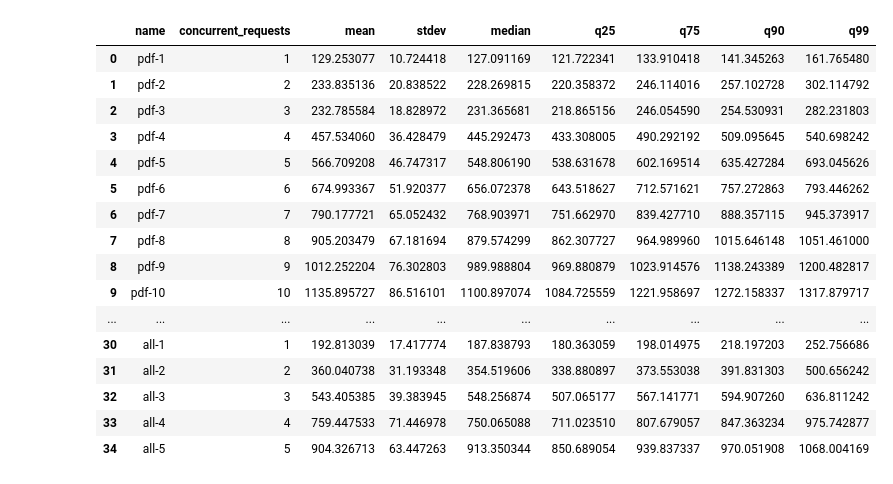
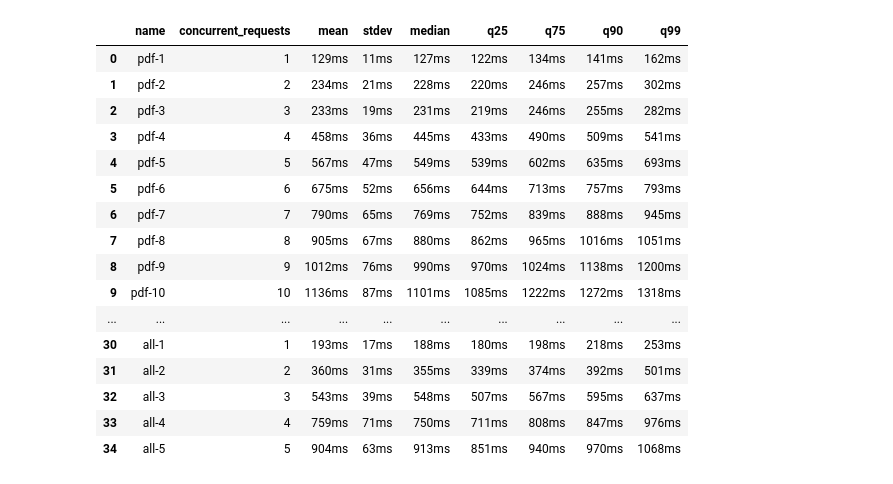
Before and after one commit to jjnp/traefik-eval, a Jupyter notebook: notebooks/preliminary-experiments.ipynb, the cells around one changed output. Cells and saved outputs as stored; diff of their text form; code cells hidden in the pictures.

```diff
--- a/notebooks/preliminary-experiments.ipynb
+++ b/notebooks/preliminary-experiments.ipynb
@@ -23,7 +23,7 @@ pdf_names = get_names('pdf', 10)
 mx_names = get_names('mx', 10)
 euler_names = get_names('euler', 10)
 all_names = get_names('all', 5)
-pdf_df = pd.DataFrame(columns=columns)
+analysis_df = pd.DataFrame(columns=columns)
 i = 0
 for (concurrent, name) in pdf_names:
     traces = fgw.traces(id_by_name(name))
@@ -34,7 +34,7 @@ for (concurrent, name) in pdf_names:
     q75 = traces['RTT'].quantile(q=0.75)
     q90 = traces['RTT'].quantile(q=0.90)
     q99 = traces['RTT'].quantile(q=0.99)
-    pdf_df.loc[i] = [name, concurrent, mean, std, median, q25, q75, q90, q99]
+    analysis_df.loc[i] = [name, concurrent, mean, std, median, q25, q75, q90, q99]
     i += 1
 
 for (concurrent, name) in euler_names:
@@ -44,50 +44,56 @@ for (concurrent, name) in euler_names:
     std = traces['RTT'].std()
     q25 = traces['RTT'].quantile(q=0.25)
     q75 = traces['RTT'].quantile(q=0.75)
     q90 = traces['RTT'].quantile(q=0.90)
     q99 = traces['RTT'].quantile(q=0.99)
-    pdf_df.loc[i] = [name, concurrent, mean, std, median, q25, q75, q90, q99]
+    analysis_df.loc[i] = [name, concurrent, mean, std, median, q25, q75, q90, q99]
     i += 1
 
 for (concurrent, name) in mx_names:
     traces = fgw.traces(id_by_name(name))
     mean = traces['RTT'].mean()
     median = traces['RTT'].median()
     std = traces['RTT'].std()
     q25 = traces['RTT'].quantile(q=0.25)
     q75 = traces['RTT'].quantile(q=0.75)
     q90 = traces['RTT'].quantile(q=0.90)
     q99 = traces['RTT'].quantile(q=0.99)
-    pdf_df.loc[i] = [name, concurrent, mean, std, median, q25, q75, q90, q99]
+    analysis_df.loc[i] = [name, concurrent, mean, std, median, q25, q75, q90, q99]
     i += 1
 
 for (concurrent, name) in all_names:
     traces = fgw.traces(id_by_name(name))
     mean = traces['RTT'].mean()
     median = traces['RTT'].median()
     std = traces['RTT'].std()
     q25 = traces['RTT'].quantile(q=0.25)
     q75 = traces['RTT'].quantile(q=0.75)
     q90 = traces['RTT'].quantile(q=0.90)
     q99 = traces['RTT'].quantile(q=0.99)
-    pdf_df.loc[i] = [name, concurrent, mean, std, median, q25, q75, q90, q99]
+    analysis_df.loc[i] = [name, concurrent, mean, std, median, q25, q75, q90, q99]
     i += 1
-pdf_df
+
+analysis_df = analysis_df.dropna()
+
+for c in ['mean', 'stdev', 'median', 'q25', 'q75', 'q90', 'q99']:
+    analysis_df[c] = analysis_df[c].round(0).astype(int).astype(str) + 'ms'
+
+analysis_df
 # %% [output]
 |  | name | concurrent_requests | mean | stdev | median | q25 | q75 | q90 | q99 |
-| 0 | pdf-1 | 1 | 129.253077 | 10.724418 | 127.091169 | 121.722341 | 133.910418 | 141.345263 | 161.765480 |
-| 1 | pdf-2 | 2 | 233.835136 | 20.838522 | 228.269815 | 220.358372 | 246.114016 | 257.102728 | 302.114792 |
-| 2 | pdf-3 | 3 | 232.785584 | 18.828972 | 231.365681 | 218.865156 | 246.054590 | 254.530931 | 282.231803 |
-| 3 | pdf-4 | 4 | 457.534060 | 36.428479 | 445.292473 | 433.308005 | 490.292192 | 509.095645 | 540.698242 |
-| 4 | pdf-5 | 5 | 566.709208 | 46.747317 | 548.806190 | 538.631678 | 602.169514 | 635.427284 | 693.045626 |
-| 5 | pdf-6 | 6 | 674.993367 | 51.920377 | 656.072378 | 643.518627 | 712.571621 | 757.272863 | 793.446262 |
-| 6 | pdf-7 | 7 | 790.177721 | 65.052432 | 768.903971 | 751.662970 | 839.427710 | 888.357115 | 945.373917 |
-| 7 | pdf-8 | 8 | 905.203479 | 67.181694 | 879.574299 | 862.307727 | 964.989960 | 1015.646148 | 1051.461000 |
-| 8 | pdf-9 | 9 | 1012.252204 | 76.302803 | 989.988804 | 969.880879 | 1023.914576 | 1138.243389 | 1200.482817 |
-| 9 | pdf-10 | 10 | 1135.895727 | 86.516101 | 1100.897074 | 1084.725559 | 1221.958697 | 1272.158337 | 1317.879717 |
+| 0 | pdf-1 | 1 | 129ms | 11ms | 127ms | 122ms | 134ms | 141ms | 162ms |
+| 1 | pdf-2 | 2 | 234ms | 21ms | 228ms | 220ms | 246ms | 257ms | 302ms |
+| 2 | pdf-3 | 3 | 233ms | 19ms | 231ms | 219ms | 246ms | 255ms | 282ms |
+| 3 | pdf-4 | 4 | 458ms | 36ms | 445ms | 433ms | 490ms | 509ms | 541ms |
+| 4 | pdf-5 | 5 | 567ms | 47ms | 549ms | 539ms | 602ms | 635ms | 693ms |
+| 5 | pdf-6 | 6 | 675ms | 52ms | 656ms | 644ms | 713ms | 757ms | 793ms |
+| 6 | pdf-7 | 7 | 790ms | 65ms | 769ms | 752ms | 839ms | 888ms | 945ms |
+| 7 | pdf-8 | 8 | 905ms | 67ms | 880ms | 862ms | 965ms | 1016ms | 1051ms |
+| 8 | pdf-9 | 9 | 1012ms | 76ms | 990ms | 970ms | 1024ms | 1138ms | 1200ms |
+| 9 | pdf-10 | 10 | 1136ms | 87ms | 1101ms | 1085ms | 1222ms | 1272ms | 1318ms |
 | ... | ... | ... | ... | ... | ... | ... | ... | ... | ... |
-| 30 | all-1 | 1 | 192.813039 | 17.417774 | 187.838793 | 180.363059 | 198.014975 | 218.197203 | 252.756686 |
-| 31 | all-2 | 2 | 360.040738 | 31.193348 | 354.519606 | 338.880897 | 373.553038 | 391.831303 | 500.656242 |
-| 32 | all-3 | 3 | 543.405385 | 39.383945 | 548.256874 | 507.065177 | 567.141771 | 594.907260 | 636.811242 |
-| 33 | all-4 | 4 | 759.447533 | 71.446978 | 750.065088 | 711.023510 | 807.679057 | 847.363234 | 975.742877 |
-| 34 | all-5 | 5 | 904.326713 | 63.447263 | 913.350344 | 850.689054 | 939.837337 | 970.051908 | 1068.004169 |
+| 30 | all-1 | 1 | 193ms | 17ms | 188ms | 180ms | 198ms | 218ms | 253ms |
+| 31 | all-2 | 2 | 360ms | 31ms | 355ms | 339ms | 374ms | 392ms | 501ms |
+| 32 | all-3 | 3 | 543ms | 39ms | 548ms | 507ms | 567ms | 595ms | 637ms |
+| 33 | all-4 | 4 | 759ms | 71ms | 750ms | 711ms | 808ms | 847ms | 976ms |
+| 34 | all-5 | 5 | 904ms | 63ms | 913ms | 851ms | 940ms | 970ms | 1068ms |
```
Also changed, not shown: 3 other files.
